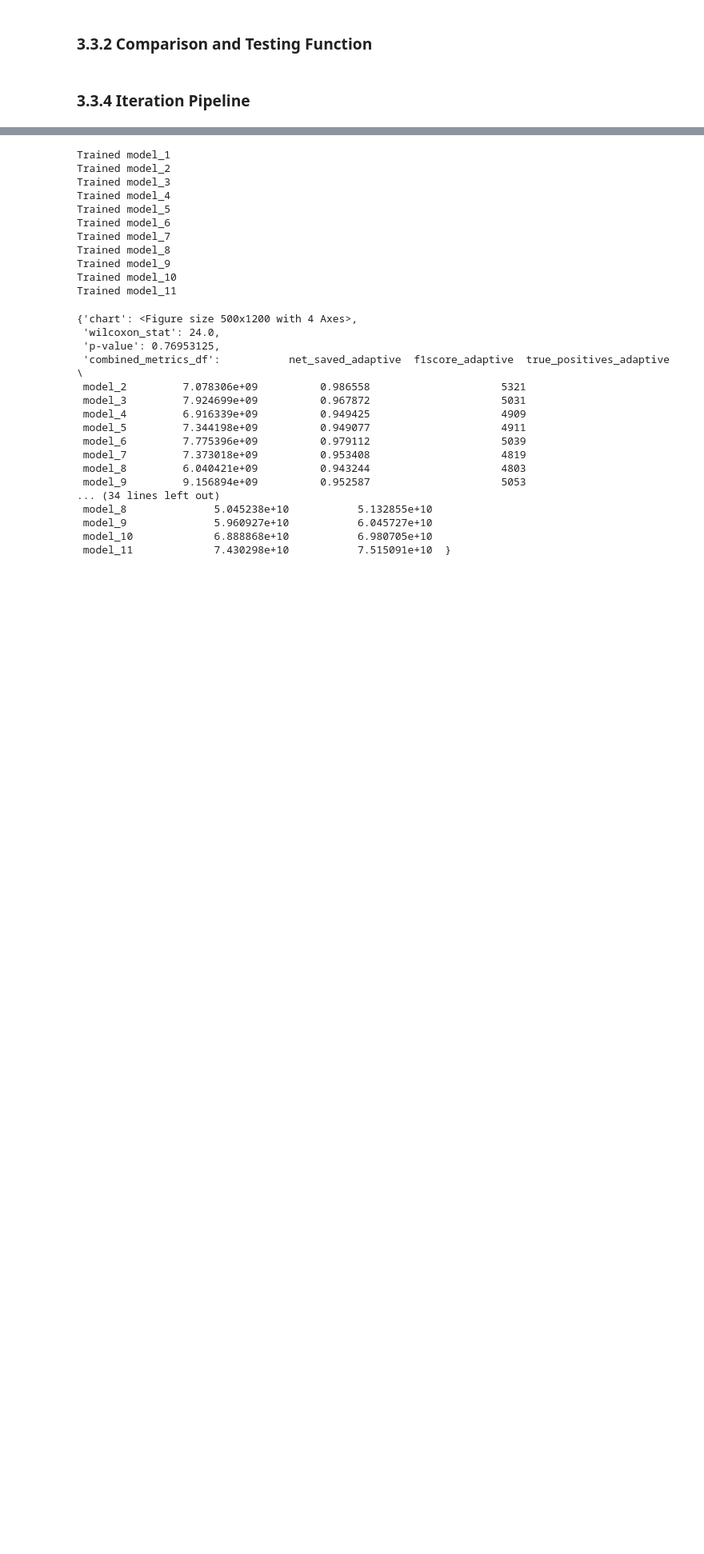
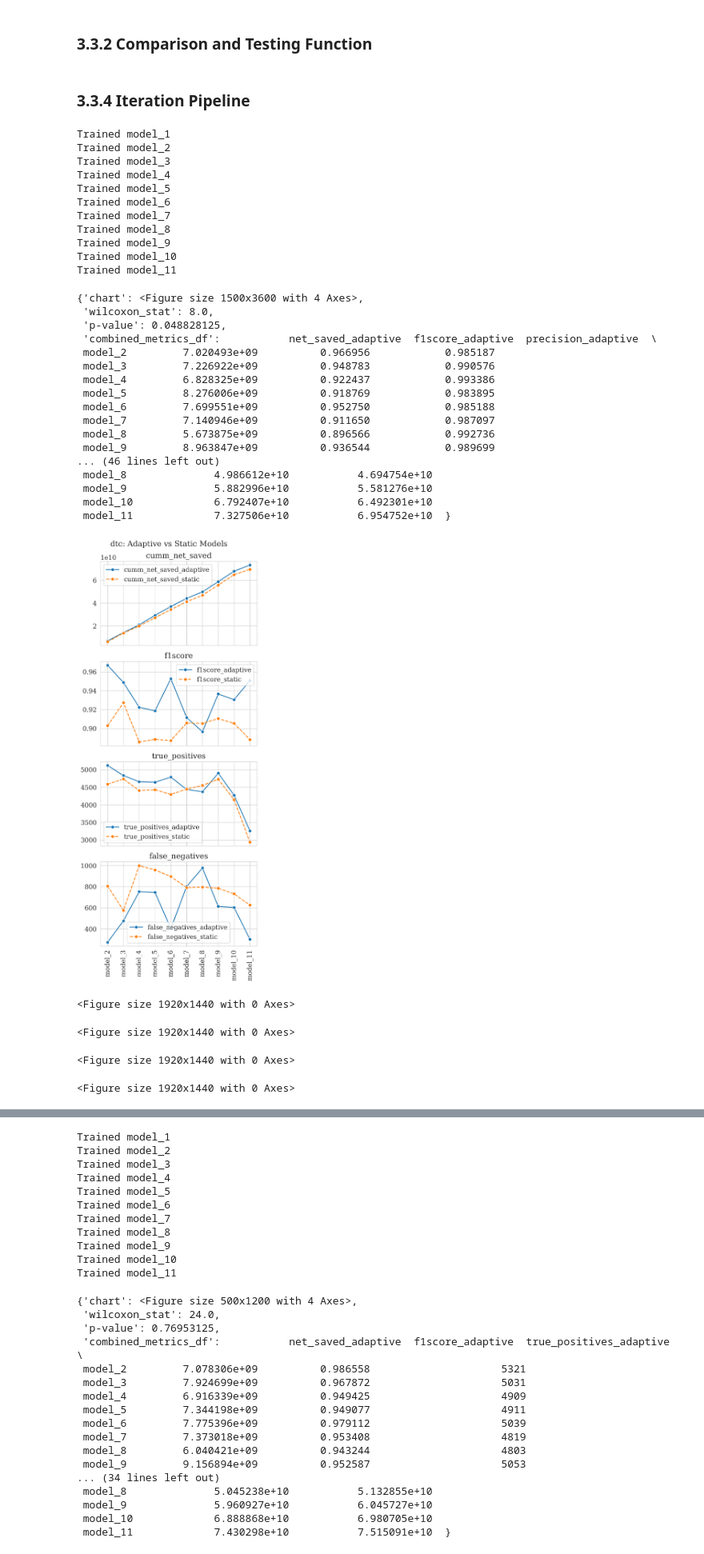
Before and after one commit to maradeben/msc_fraud_detection, a Jupyter notebook: notebook.ipynb, the cells around one changed output, grey strips where cells are left out. Shown at 80% size. Cells and saved outputs as stored; diff of their text form; code cells hidden in the pictures; blank space fills up the shorter version.

```diff
--- a/notebook.ipynb
+++ b/notebook.ipynb
@@ -646,7 +699,7 @@ def compare_performances(metrics: dict, name: str) -> dict:
     static_metrics_df = static_metrics_df.reindex(np.roll(static_metrics_df.index, shift=1))
 
     # combine the two tables
-    to_copy = ['net_saved', 'f1score', 'true_positives', 'false_negatives']
+    to_copy = ['net_saved', 'f1score', 'precision', 'recall', 'true_positives', 'false_negatives']
     combined_metrics_df = adaptive_metrics_df[to_copy].copy()
     combined_metrics_df = combined_metrics_df.join(static_metrics_df[to_copy].copy(),\
                                             lsuffix='_adaptive', rsuffix='_static')
@@ -702,3 +755,43 @@ def iterate_pipeline(X, y, model, periods, name):
 # %%
 X = pd.read_csv("data/processed/X_preprocessed.csv")
 y = pd.read_csv("data/processed/y_preprocessed.csv").values.ravel()
+# %%
+model = DecisionTreeClassifier(random_state=42)
+periods = 12
+
+results_dtc = iterate_pipeline(X, y, model, periods, 'dtc')
+results_dtc
+# %% [output]
+Trained model_1
+Trained model_2
+Trained model_3
+Trained model_4
+Trained model_5
+Trained model_6
+Trained model_7
+Trained model_8
+Trained model_9
+Trained model_10
+Trained model_11
+{'chart': <Figure size 1500x3600 with 4 Axes>,
+ 'wilcoxon_stat': 8.0,
+ 'p-value': 0.048828125,
+ 'combined_metrics_df':           net_saved_adaptive  f1score_adaptive  precision_adaptive  \
+ model_2         7.020493e+09          0.966956            0.985187
+ model_3         7.226922e+09          0.948783            0.990576
+ model_4         6.828325e+09          0.922437            0.993386
+ model_5         8.276006e+09          0.918769            0.983895
+ model_6         7.699551e+09          0.952750            0.985188
+ model_7         7.140946e+09          0.911650            0.987097
+ model_8         5.673875e+09          0.896566            0.992736
+ model_9         8.963847e+09          0.936544            0.989699
+... (46 lines left out)
+ model_8              4.986612e+10           4.694754e+10
+ model_9              5.882996e+10           5.581276e+10
+ model_10             6.792407e+10           6.492301e+10
+ model_11             7.327506e+10           6.954752e+10  }
+[figure, added]
+<Figure size 1920x1440 with 0 Axes>
+<Figure size 1920x1440 with 0 Axes>
+<Figure size 1920x1440 with 0 Axes>
+<Figure size 1920x1440 with 0 Axes>
```
Also changed, not shown: parts of 23 cells of this notebook, 16 other files.
